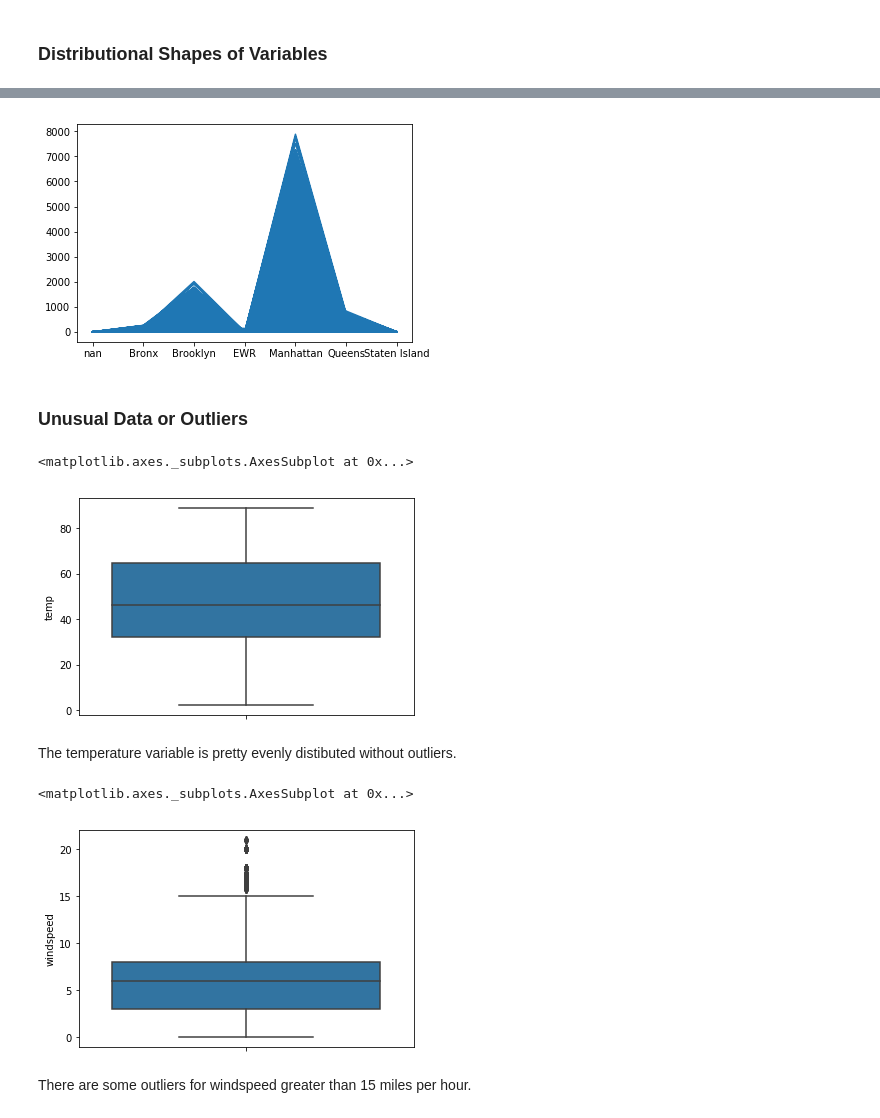
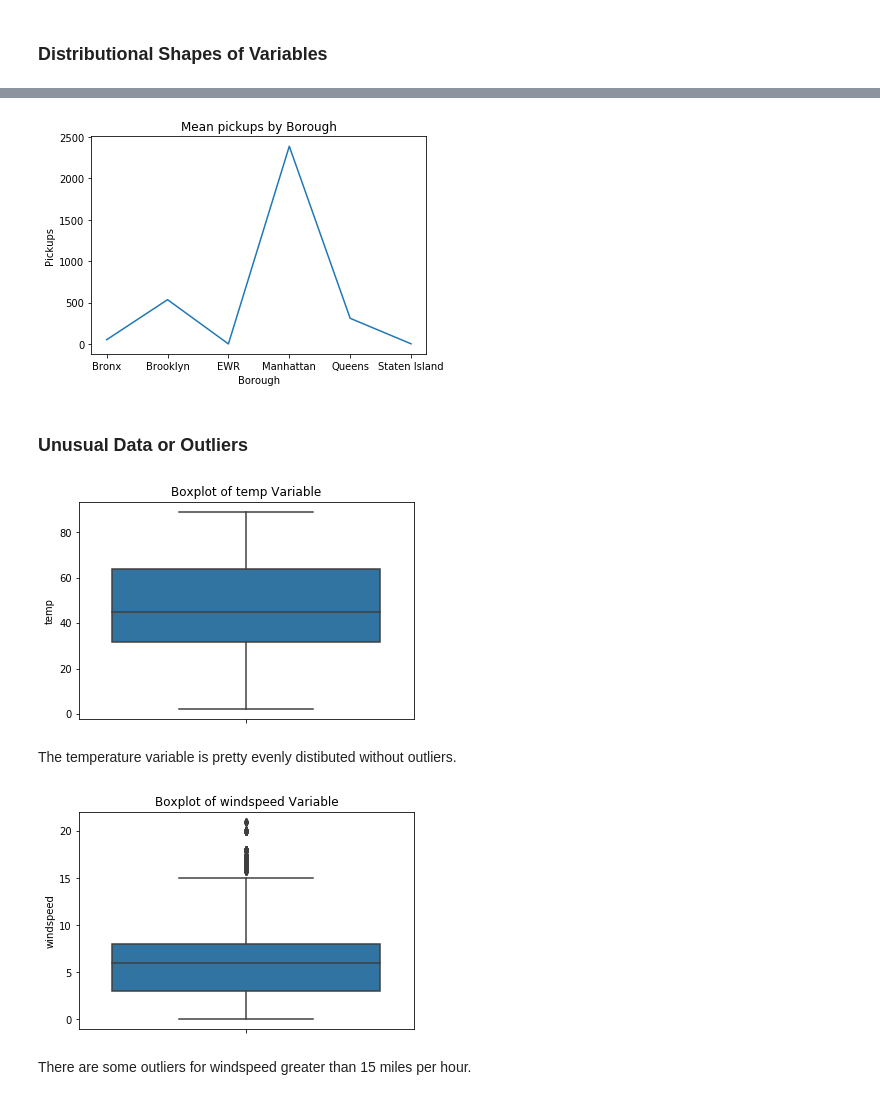
Before and after one commit to nephagra/STATS131_Final, a Jupyter notebook: final_report.ipynb, the cells around one changed output, grey strips where cells are left out. Drawn from its saved outputs; the diff is of its cells as text; code cells hidden in the pictures.

```diff
--- a/final_report.ipynb
+++ b/final_report.ipynb
@@ -138,3 +138,9 @@ snow          29101 non-null float64
 holiday       29101 non-null object
 dtypes: datetime64[ns](1), float64(9), int64(1), object(2)
 memory usage: 2.9+ MB
+# %%
+uber = uber.fillna("N/A")
+# %%
+uber = uber[(uber['borough'] != "N/A")]
+
+uber.head(10)
@@ -237,22 +286,29 @@ sns.distplot(uber.visibility)
 # %%
-plt.plot(uber.borough, uber.pickups)
+plt.plot(uber.borough[:6,], uber.groupby('borough').pickups.mean())
+plt.title("Mean pickups by Borough")
+plt.xlabel("Borough")
+plt.ylabel("Pickups")
 plt.show()
 # %% [output]
-[figure, old version]
+[figure, new version]
 # %% [markdown]
 ### Unusual Data or Outliers
 # %%
 sns.boxplot(uber.temp, orient = 'v')
+plt.title("Boxplot of temp Variable")
+plt.ylabel("temp")
+plt.show()
 # %% [output]
-<matplotlib.axes._subplots.AxesSubplot at 0x...>
-[figure, old version]
+[figure, new version]
 # %% [markdown]
 The temperature variable is pretty evenly distibuted without outliers.
 # %%
 sns.boxplot(uber.windspeed, orient = 'v')
+plt.title("Boxplot of windspeed Variable")
+plt.ylabel("windspeed")
+plt.show()
 # %% [output]
-<matplotlib.axes._subplots.AxesSubplot at 0x...>
-[figure, old version]
+[figure, new version]
 # %% [markdown]
 There are some outliers for windspeed greater than 15 miles per hour.
 # %%
```
Also changed, not shown: parts of 33 cells of this notebook.
